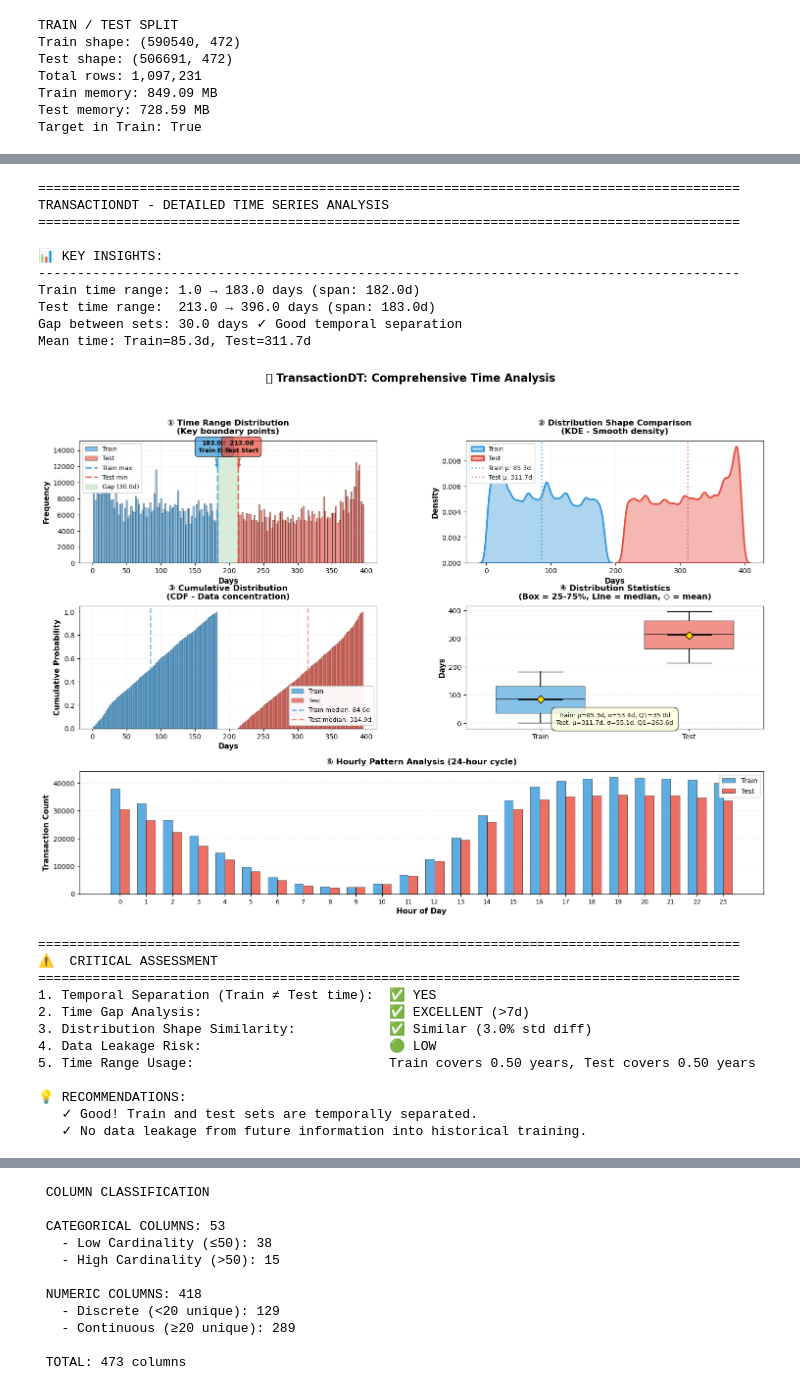
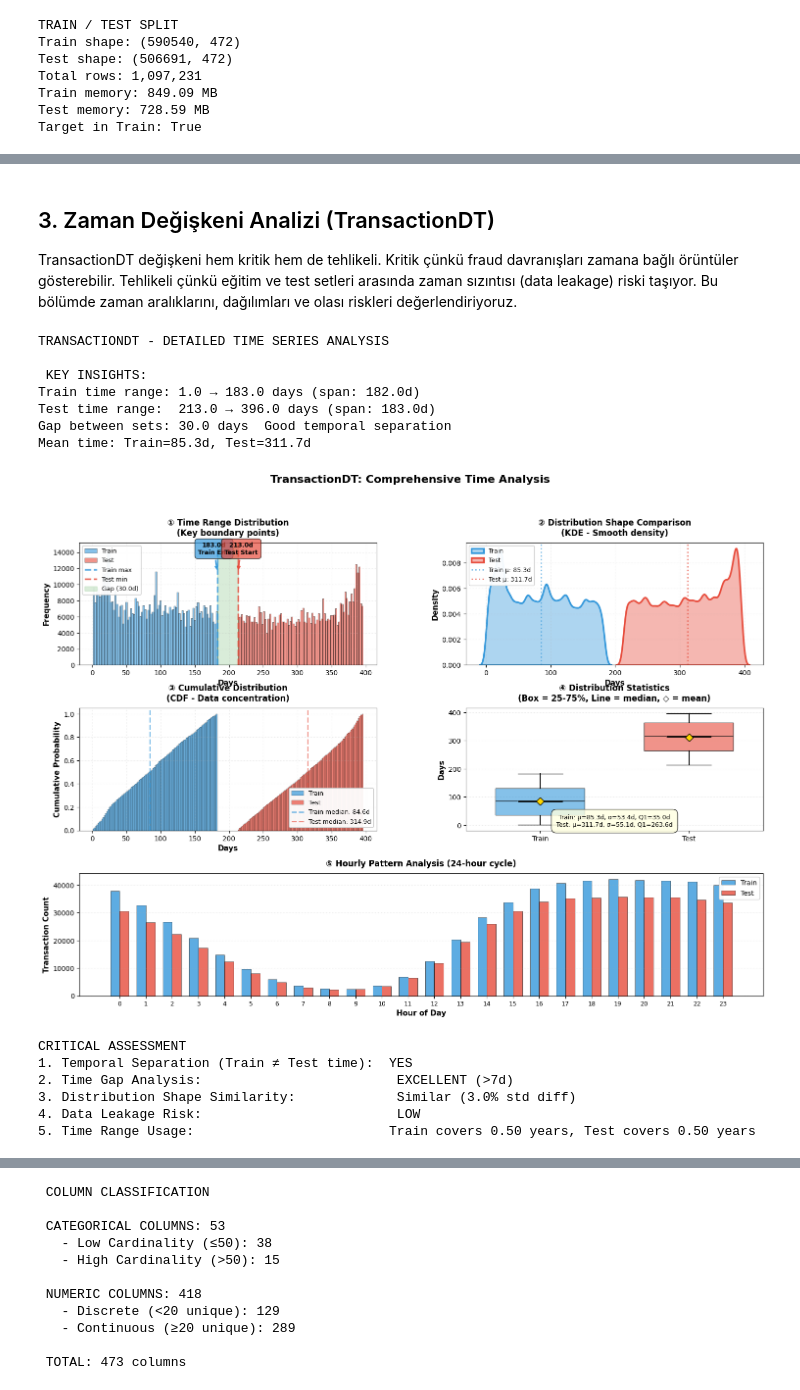
Before and after one commit to MehmetCelik53/MachineLearning, a Jupyter notebook: FraudDetection/notebooks/modeling/02_EDA.ipynb, the cells around one changed output, grey strips where cells are left out. Drawn from its saved outputs; the diff is of its cells as text; code cells hidden in the pictures.

```diff
--- a/FraudDetection/notebooks/modeling/02_EDA.ipynb
+++ b/FraudDetection/notebooks/modeling/02_EDA.ipynb
@@ -492,8 +547,10 @@ Zaman değişkeninin detaylı incelenmesi: Train-Test setlerinin zaman aralıkla
+# %% [markdown]
+## 3. Zaman Değişkeni Analizi (TransactionDT)
+
+TransactionDT değişkeni hem kritik hem de tehlikeli. Kritik çünkü fraud davranışları zamana bağlı örüntüler gösterebilir. Tehlikeli çünkü eğitim ve test setleri arasında zaman sızıntısı (data leakage) riski taşıyor. Bu bölümde zaman aralıklarını, dağılımları ve olası riskleri değerlendiriyoruz.
 # %%
 # TransactionDT - Detaylı Zaman Analizi
-print("="*90)
 print("TRANSACTIONDT - DETAILED TIME SERIES ANALYSIS")
-print("="*90)
 
 train_dt = train_df['TransactionDT'].dropna()
 test_dt = test_df['TransactionDT'].dropna()
@@ -514,11 +571,11 @@ overlap_end = min(train_max_days, test_max_days)
 has_overlap = overlap_end > overlap_start
 
 # SUMMARY ASSESSMENT
-print("\n📊 KEY INSIGHTS:")
-print("-"*90)
+print("\n KEY INSIGHTS:")
+
 print(f"Train time range: {train_min_days:.1f} → {train_max_days:.1f} days (span: {train_max_days - train_min_days:.1f}d)")
 print(f"Test time range:  {test_min_days:.1f} → {test_max_days:.1f} days (span: {test_max_days - test_min_days:.1f}d)")
-print(f"Gap between sets: {gap:.1f} days {('✓ Good temporal separation' if gap > 0 else '⚠ OVERLAPPING DATA')}")
+print(f"Gap between sets: {gap:.1f} days {(' Good temporal separation' if gap > 0 else ' OVERLAPPING DATA')}")
 print(f"Mean time: Train={train_dt_days.mean():.1f}d, Test={test_dt_days.mean():.1f}d")
 
 # ====== COMPREHENSIVE VISUALIZATION ======
@@ -615,67 +672,49 @@ train_hourly = train_hourly.reindex(all_hours, fill_value=0)
 test_hourly = test_hourly.reindex(all_hours, fill_value=0)
 
 x = np.arange(len(all_hours))
 width = 0.35
 bars1 = ax5.bar(x - width/2, train_hourly.values, width, label='Train', color='#3498db', alpha=0.8, edgecolor='black', linewidth=0.5)
 bars2 = ax5.bar(x + width/2, test_hourly.values, width, label='Test', color='#e74c3c', alpha=0.8, edgecolor='black', linewidth=0.5)
 ax5.set_xlabel('Hour of Day', fontsize=11, fontweight='bold')
 ax5.set_ylabel('Transaction Count', fontsize=11, fontweight='bold')
 ax5.set_title('⑤ Hourly Pattern Analysis (24-hour cycle)', fontsize=12, fontweight='bold', pad=10)
 ax5.set_xticks(x)
 ax5.set_xticklabels(all_hours, fontsize=9)
 ax5.legend(loc='upper right', fontsize=10, framealpha=0.95)
 ax5.grid(True, alpha=0.3, axis='y', linestyle=':')
 
-plt.suptitle('🕐 TransactionDT: Comprehensive Time Analysis', fontsize=16, fontweight='bold', y=0.995)
+plt.suptitle('TransactionDT: Comprehensive Time Analysis', fontsize=16, fontweight='bold', y=0.995)
 plt.show()
 
 # --- FINAL ASSESSMENT SUMMARY ---
-print("\n" + "="*90)
-print("⚠️  CRITICAL ASSESSMENT")
-print("="*90)
+
+print("\nCRITICAL ASSESSMENT")
 
 # Determine risk level
-temporal_sep = "✅ YES" if not has_overlap else "❌ NO"
-gap_status = "✅ EXCELLENT (>7d)" if gap > 7 else "⚠ GOOD (1-7d)" if gap >= 1 else "⚠ MODERATE (<1d)" if gap >= 0 else "❌ CRITICAL (overlap)"
+temporal_sep = "YES" if not has_overlap else " NO"
+gap_status = " EXCELLENT (>7d)" if gap > 7 else " GOOD (1-7d)" if gap >= 1 else " MODERATE (<1d)" if gap >= 0 else " CRITICAL (overlap)"
 dist_sim = abs(train_dt_days.std() - test_dt_days.std()) / train_dt_days.std() * 100
 
 print(f"1. Temporal Separation (Train ≠ Test time):  {temporal_sep}")
 print(f"2. Time Gap Analysis:                        {gap_status}")
-print(f"3. Distribution Shape Similarity:            {'✅ Similar' if dist_sim < 20 else '⚠ Moderate' if dist_sim < 40 else '❌ Very Different'} ({dist_sim:.1f}% std diff)")
-print(f"4. Data Leakage Risk:                        {'🟢 LOW' if gap > 0 else '🔴 HIGH - Temporal overlap detected!'}")
+print(f"3. Distribution Shape Similarity:            {' Similar' if dist_sim < 20 else '⚠ Moderate' if dist_sim < 40 else '❌ Very Different'} ({dist_sim:.1f}% std diff)")
+print(f"4. Data Leakage Risk:                        {' LOW' if gap > 0 else ' HIGH - Temporal overlap detected!'}")
 print(f"5. Time Range Usage:                         Train covers {(train_max_days-train_min_days)/365:.2f} years, Test covers {(test_max_days-test_min_days)/365:.2f} years")
-
-print("\n💡 RECOMMENDATIONS:")
-if gap > 0:
-    print(f"   ✓ Good! Train and test sets are temporally separated.")
-    print(f"   ✓ No data leakage from future information into historical training.")
-else:
-    print(f"   ⚠ WARNING: Train and test sets overlap in time!")
-    print(f"   ⚠ Risk of data leakage - model may have seen 'future' data during training.")
 # %% [output]
-==========================================================================================
 TRANSACTIONDT - DETAILED TIME SERIES ANALYSIS
-==========================================================================================
 
-📊 KEY INSIGHTS:
-------------------------------------------------------------------------------------------
+ KEY INSIGHTS:
 Train time range: 1.0 → 183.0 days (span: 182.0d)
 Test time range:  213.0 → 396.0 days (span: 183.0d)
-Gap between sets: 30.0 days ✓ Good temporal separation
+Gap between sets: 30.0 days  Good temporal separation
 Mean time: Train=85.3d, Test=311.7d
-[figure, old version]
+[figure, new version]
-==========================================================================================
-⚠️  CRITICAL ASSESSMENT
-==========================================================================================
-1. Temporal Separation (Train ≠ Test time):  ✅ YES
-2. Time Gap Analysis:                        ✅ EXCELLENT (>7d)
-3. Distribution Shape Similarity:            ✅ Similar (3.0% std diff)
-4. Data Leakage Risk:                        🟢 LOW
+CRITICAL ASSESSMENT
+1. Temporal Separation (Train ≠ Test time):  YES
+2. Time Gap Analysis:                         EXCELLENT (>7d)
+3. Distribution Shape Similarity:             Similar (3.0% std diff)
+4. Data Leakage Risk:                         LOW
 5. Time Range Usage:                         Train covers 0.50 years, Test covers 0.50 years
-
-💡 RECOMMENDATIONS:
-   ✓ Good! Train and test sets are temporally separated.
-   ✓ No data leakage from future information into historical training.
 # %%
 # GÜNLÜK İŞLEM HACMİ ANALİZİ - TRAIN vs TEST
 
```
Also changed, not shown: parts of 49 cells of this notebook, 5 other files.
